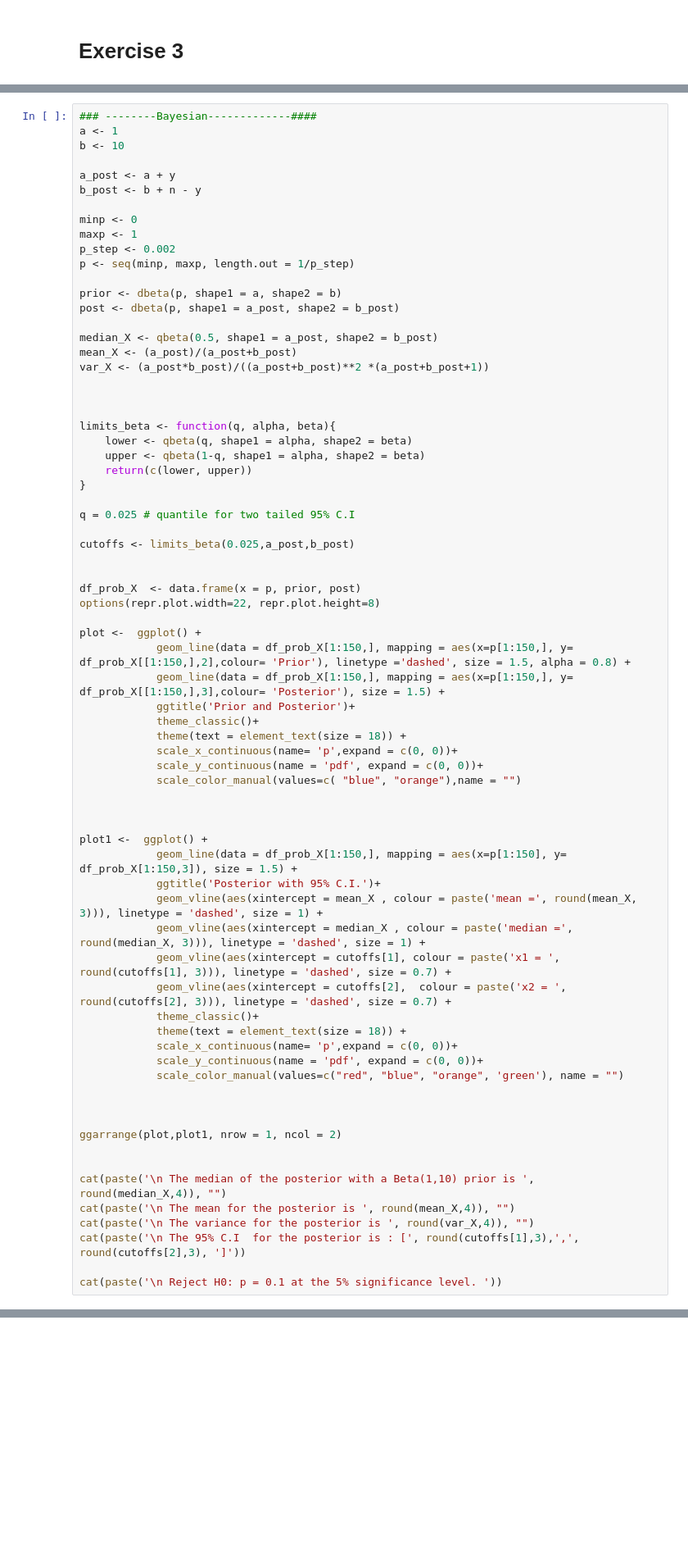
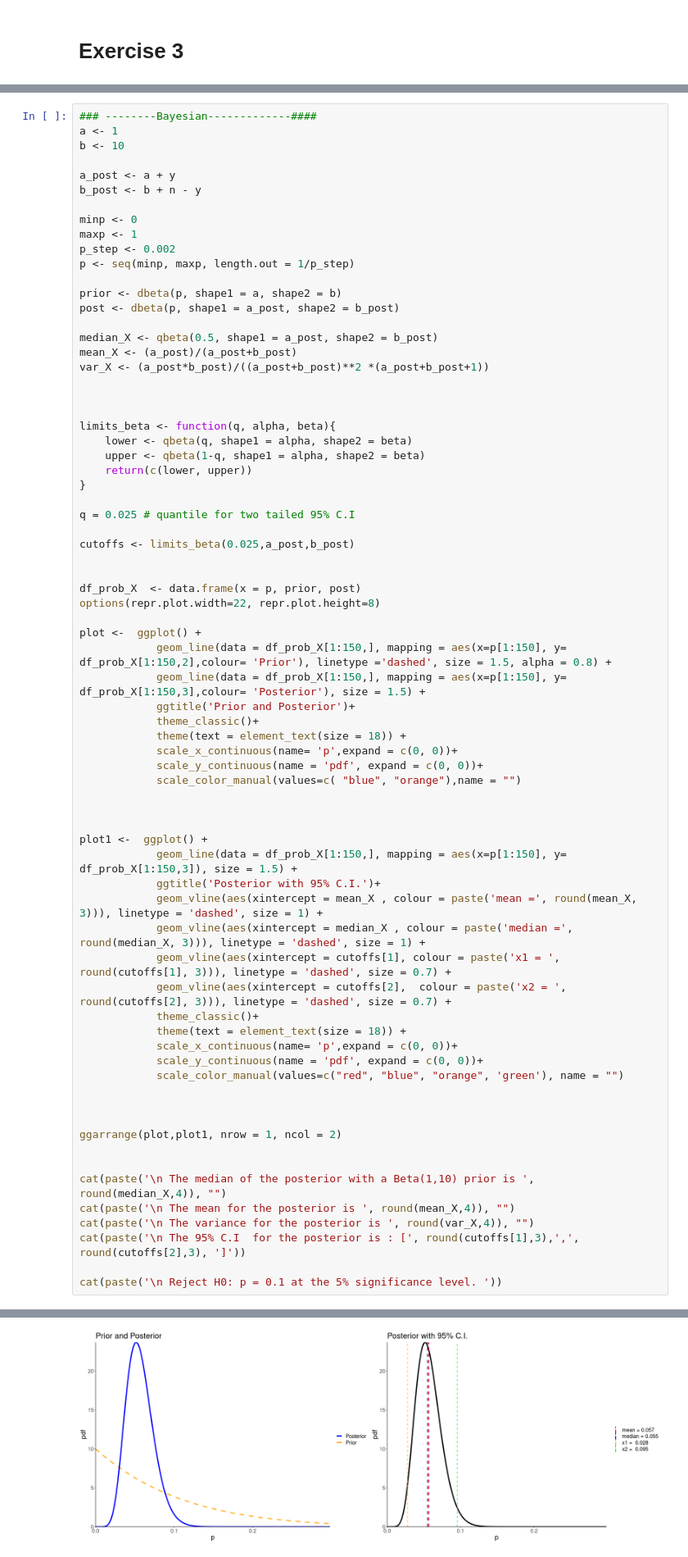
Before and after one commit to AleCapoPhys/AdvancedStatisticsForPhysicsAnalysis, a Jupyter notebook: 06_AdvStatPhys_Capodaglio.ipynb, the cells around one changed output, grey strips where cells are left out. Shown at 82% size. Saved outputs shown, nothing was run; the diff lists cells and outputs as text; blank space fills up the shorter version.

```diff
--- a/06_AdvStatPhys_Capodaglio.ipynb
+++ b/06_AdvStatPhys_Capodaglio.ipynb
@@ -691,8 +733,8 @@ df_prob_X  <- data.frame(x = p, prior, post)
 options(repr.plot.width=22, repr.plot.height=8)
 
 plot <-  ggplot() +
-            geom_line(data = df_prob_X[1:150,], mapping = aes(x=p[1:150,], y= df_prob_X[[1:150,],2],colour= 'Prior'), linetype ='dashed', size = 1.5, alpha = 0.8) +
-            geom_line(data = df_prob_X[1:150,], mapping = aes(x=p[1:150,], y= df_prob_X[[1:150,],3],colour= 'Posterior'), size = 1.5) +
+            geom_line(data = df_prob_X[1:150,], mapping = aes(x=p[1:150], y= df_prob_X[1:150,2],colour= 'Prior'), linetype ='dashed', size = 1.5, alpha = 0.8) +
+            geom_line(data = df_prob_X[1:150,], mapping = aes(x=p[1:150], y= df_prob_X[1:150,3],colour= 'Posterior'), size = 1.5) +
             ggtitle('Prior and Posterior')+
             theme_classic()+
             theme(text = element_text(size = 18)) +
@@ -734,3 +777,4 @@ ERROR: Error in parse(text = x, srcfile = src): <text>:37:97: unexpected ','
+[figure, added]
 # %%
 ### --------Bayesian-------------####
 a <- 12
```
Also changed, not shown: parts of 17 cells of this notebook.
